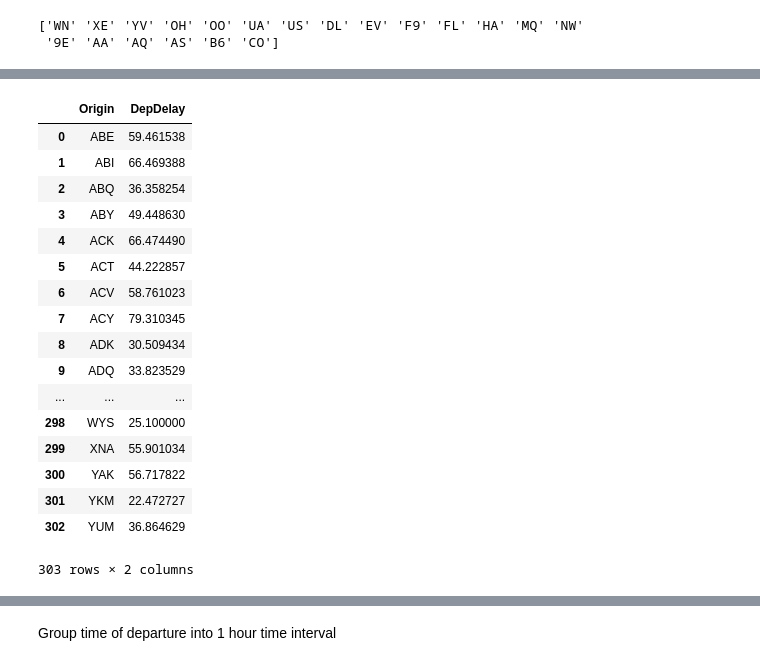
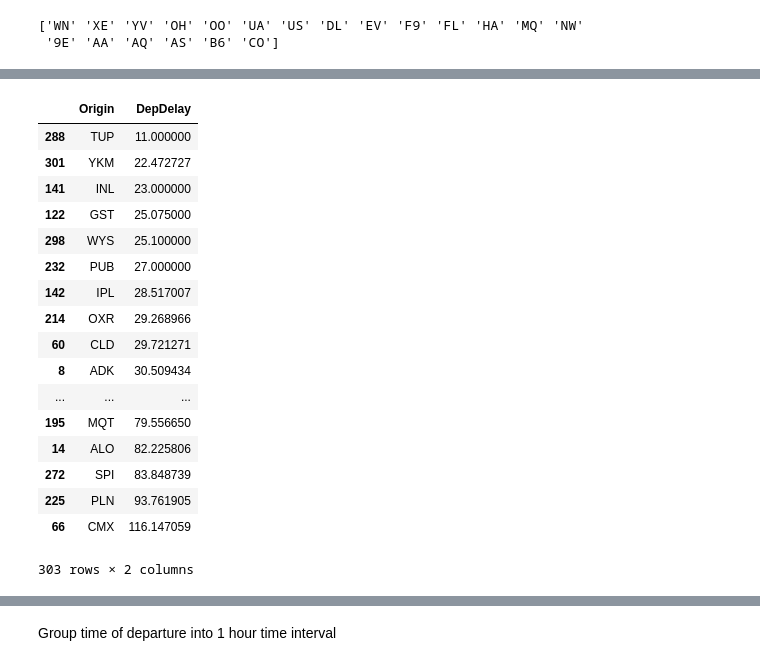
Before and after one commit to Guttapercha/CEBD-1260-Korchagina_Evgeniya, a Jupyter notebook: May26th/EDA_Korchagina.ipynb, the cells around one changed output, grey strips where cells are left out. Drawn from its saved outputs; the diff is of its cells as text; code cells hidden in the pictures.

```diff
--- a/May26th/EDA_Korchagina.ipynb
+++ b/May26th/EDA_Korchagina.ipynb
@@ -209,25 +209,26 @@ print(df2["Origin"].unique())
  'MKG' 'DLG' 'AKN' 'LWB' 'ACK' 'WYS' 'BJI' 'INL' 'GST' 'PUB' 'OTH' 'LMT'
  'ITH' 'HTS' 'PIR']
 # %%
-df2.groupby("Origin")["DepDelay"].mean().reset_index(name ="DepDelay")
+origin=df2.groupby("Origin")["DepDelay"].mean().reset_index(name ="DepDelay")
+origin.sort_values(["DepDelay"])
 # %% [output]
 |  | Origin | DepDelay |
-| 0 | ABE | 59.461538 |
-| 1 | ABI | 66.469388 |
-| 2 | ABQ | 36.358254 |
-| 3 | ABY | 49.448630 |
-| 4 | ACK | 66.474490 |
-| 5 | ACT | 44.222857 |
-| 6 | ACV | 58.761023 |
-| 7 | ACY | 79.310345 |
+| 288 | TUP | 11.000000 |
+| 301 | YKM | 22.472727 |
+| 141 | INL | 23.000000 |
+| 122 | GST | 25.075000 |
+| 298 | WYS | 25.100000 |
+| 232 | PUB | 27.000000 |
+| 142 | IPL | 28.517007 |
+| 214 | OXR | 29.268966 |
+| 60 | CLD | 29.721271 |
 | 8 | ADK | 30.509434 |
-| 9 | ADQ | 33.823529 |
 | ... | ... | ... |
-| 298 | WYS | 25.100000 |
-| 299 | XNA | 55.901034 |
-| 300 | YAK | 56.717822 |
-| 301 | YKM | 22.472727 |
-| 302 | YUM | 36.864629 |
+| 195 | MQT | 79.556650 |
+| 14 | ALO | 82.225806 |
+| 272 | SPI | 83.848739 |
+| 225 | PLN | 93.761905 |
+| 66 | CMX | 116.147059 |
 303 rows × 2 columns
 # %%
 df2.groupby(["Origin","Carrier"])["DepDelay"].mean()
```
Also changed, not shown: parts of 7 cells of this notebook.
